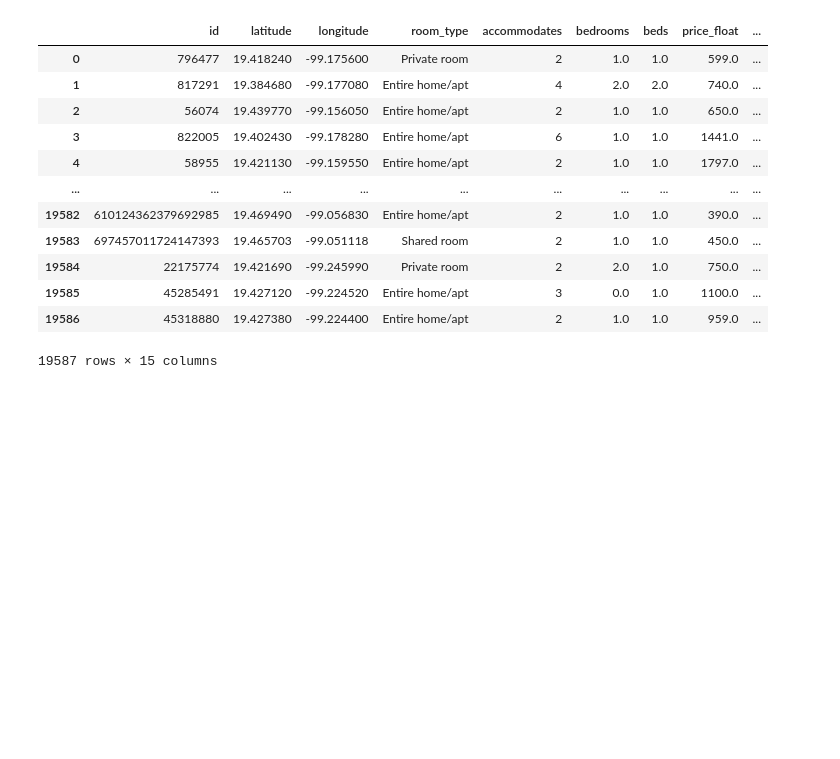
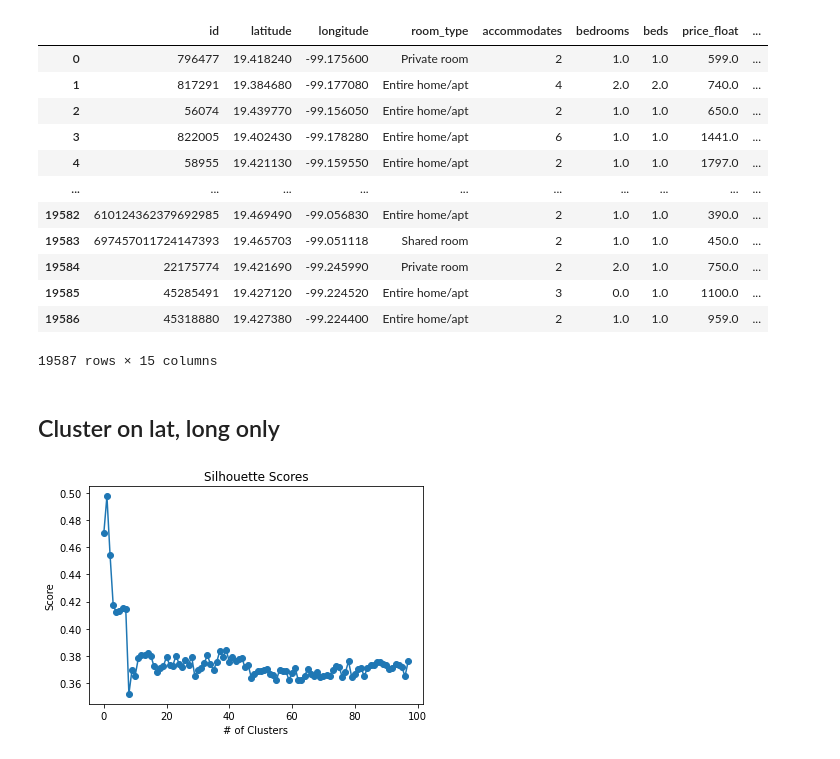
Before and after one commit to pezpet/airbnb-cdmx, a Jupyter notebook: EDA.ipynb, the cells around one changed output. Saved outputs shown, nothing was run; the diff lists cells and outputs as text; code cells hidden in the pictures; blank space fills up the shorter version.

Commit message:
Clustered on lat long only

```diff
--- a/EDA.ipynb
+++ b/EDA.ipynb
@@ -117,16 +117,27 @@ memory usage: 2.0+ MB
 # %% [markdown]
 ## Clusters
 # %%
-from sklearn.preprocessing import StandardScaler, OneHotEncoder
+from sklearn.preprocessing import StandardScaler, OneHotEncoder, OrdinalEncoder
 from sklearn.compose import make_column_transformer
 from sklearn.compose import make_column_selector
 from sklearn.cluster import KMeans, DBSCAN, AgglomerativeClustering
 from sklearn.metrics import silhouette_score
 
 ct = make_column_transformer(
-    (StandardScaler(), make_column_selector(dtype_include=np.number)),
-    (OneHotEncoder(), make_column_selector(dtype_include=object)),
-    remainder='passthrough'
+    (
+        StandardScaler(),
+        [
+            "latitude",
+            "longitude",
+            "accommodates",
+            "bedrooms",
+            "beds",
+            "price_float",
+            "bathrooms_count",
+        ],
+    ),
+    (OneHotEncoder(), ["room_type"]),
+    remainder="passthrough",
 )
 # %%
 X = ct.fit_transform(data.drop(columns='id'))
@@ -244,3 +255,32 @@ clustered
 | 19585 | 45285491 | 19.427120 | -99.224520 | Entire home/apt | 3 | 0.0 | 1.0 | 1100.0 | ... |
 | 19586 | 45318880 | 19.427380 | -99.224400 | Entire home/apt | 2 | 1.0 | 1.0 | 959.0 | ... |
 19587 rows × 15 columns
+# %% [markdown]
+## Cluster on lat, long only
+# %%
+ct2 = make_column_transformer(
+    (
+        StandardScaler(),
+        [
+            "latitude",
+            "longitude",
+        ],
+    ),
+    remainder="passthrough",
+)
+# %%
+X2 = ct2.fit_transform(data[['latitude', 'longitude']])
+# %%
+silhouette_list = []
+
+for k in range(2, 100):
+    kmeans = KMeans(n_clusters=k, random_state=12)
+    kmeans.fit(X2)
+    silhouette_list.append(silhouette_score(X2, kmeans.labels_))
+
+plt.plot(silhouette_list, marker='o')
+plt.xlabel('# of Clusters')
+plt.ylabel('Score')
+plt.title('Silhouette Scores');
+# %% [output]
+[figure, added]
```
Also changed, not shown: parts of 6 cells of this notebook, 1 other file.
